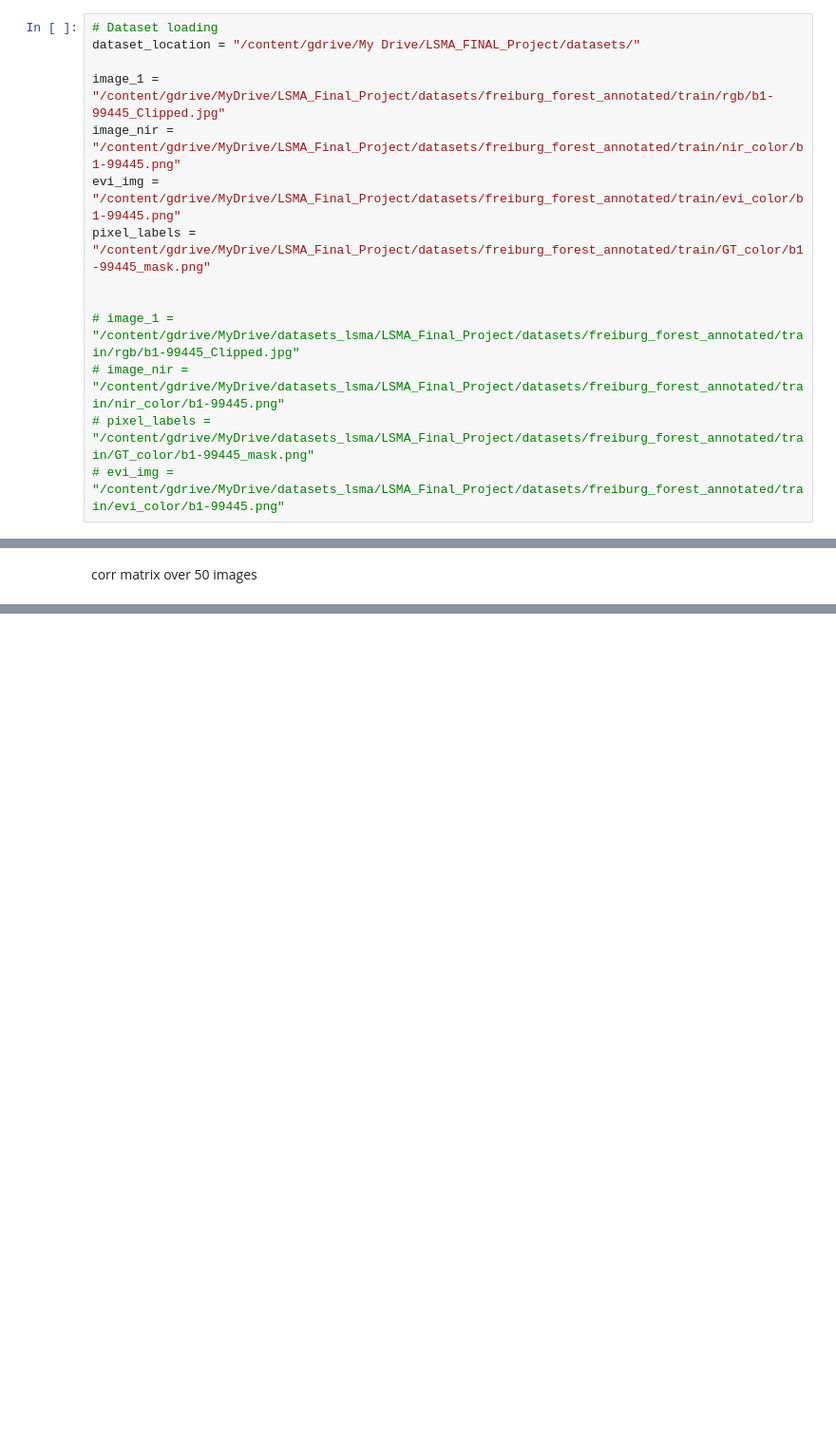
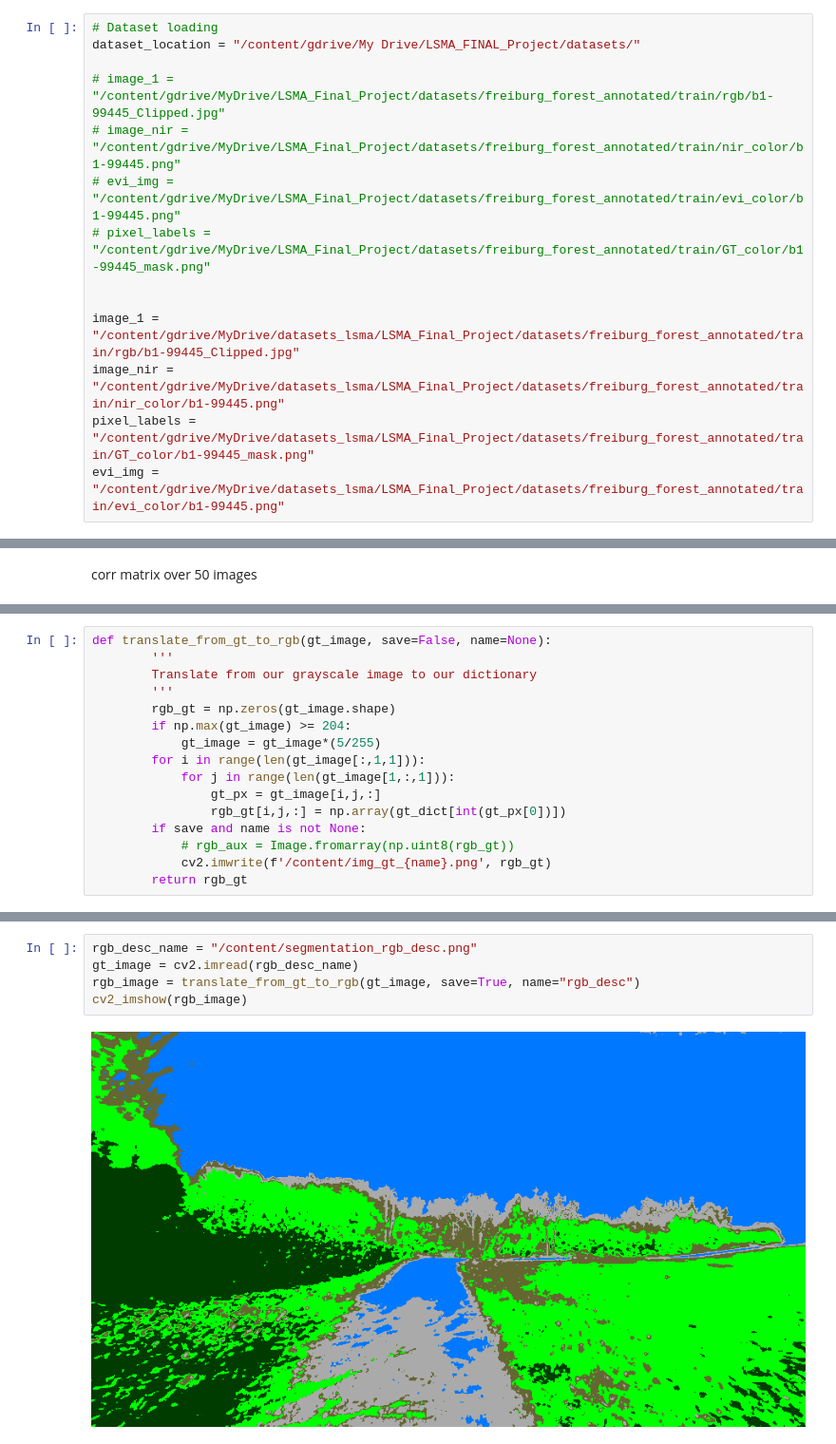
Before and after one commit to sergioesro/lsma-freigburg-forest-segmentation, a Jupyter notebook: LSMA_Final_Project.ipynb, the cells around one changed output, grey strips where cells are left out. Shown at 95% size. Drawn from its saved outputs; the diff is of its cells as text; blank space fills up the shorter version.

```diff
--- a/LSMA_Final_Project.ipynb
+++ b/LSMA_Final_Project.ipynb
@@ -13,16 +19,16 @@ import matplotlib.pyplot as plt
 # Dataset loading
 dataset_location = "/content/gdrive/My Drive/LSMA_FINAL_Project/datasets/"
 
-image_1 =  "/content/gdrive/MyDrive/LSMA_Final_Project/datasets/freiburg_forest_annotated/train/rgb/b1-99445_Clipped.jpg"
-image_nir = "/content/gdrive/MyDrive/LSMA_Final_Project/datasets/freiburg_forest_annotated/train/nir_color/b1-99445.png"
-evi_img = "/content/gdrive/MyDrive/LSMA_Final_Project/datasets/freiburg_forest_annotated/train/evi_color/b1-99445.png"
-pixel_labels = "/content/gdrive/MyDrive/LSMA_Final_Project/datasets/freiburg_forest_annotated/train/GT_color/b1-99445_mask.png"
+# image_1 =  "/content/gdrive/MyDrive/LSMA_Final_Project/datasets/freiburg_forest_annotated/train/rgb/b1-99445_Clipped.jpg"
+# image_nir = "/content/gdrive/MyDrive/LSMA_Final_Project/datasets/freiburg_forest_annotated/train/nir_color/b1-99445.png"
+# evi_img = "/content/gdrive/MyDrive/LSMA_Final_Project/datasets/freiburg_forest_annotated/train/evi_color/b1-99445.png"
+# pixel_labels = "/content/gdrive/MyDrive/LSMA_Final_Project/datasets/freiburg_forest_annotated/train/GT_color/b1-99445_mask.png"
 
 
-# image_1 =  "/content/gdrive/MyDrive/datasets_lsma/LSMA_Final_Project/datasets/freiburg_forest_annotated/train/rgb/b1-99445_Clipped.jpg"
-# image_nir = "/content/gdrive/MyDrive/datasets_lsma/LSMA_Final_Project/datasets/freiburg_forest_annotated/train/nir_color/b1-99445.png"
-# pixel_labels = "/content/gdrive/MyDrive/datasets_lsma/LSMA_Final_Project/datasets/freiburg_forest_annotated/train/GT_color/b1-99445_mask.png"
-# evi_img = "/content/gdrive/MyDrive/datasets_lsma/LSMA_Final_Project/datasets/freiburg_forest_annotated/train/evi_color/b1-99445.png"
+image_1 =  "/content/gdrive/MyDrive/datasets_lsma/LSMA_Final_Project/datasets/freiburg_forest_annotated/train/rgb/b1-99445_Clipped.jpg"
+image_nir = "/content/gdrive/MyDrive/datasets_lsma/LSMA_Final_Project/datasets/freiburg_forest_annotated/train/nir_color/b1-99445.png"
+pixel_labels = "/content/gdrive/MyDrive/datasets_lsma/LSMA_Final_Project/datasets/freiburg_forest_annotated/train/GT_color/b1-99445_mask.png"
+evi_img = "/content/gdrive/MyDrive/datasets_lsma/LSMA_Final_Project/datasets/freiburg_forest_annotated/train/evi_color/b1-99445.png"
 # %%
 im_rgb = cv2.imread(image_1)
 im_nir = cv2.imread(image_nir)
@@ -503,0 +624,16 @@ plt.show()
+# %%
+def translate_from_gt_to_rgb(gt_image, save=False, name=None):
+        '''
+        Translate from our grayscale image to our dictionary
+        '''
+        rgb_gt = np.zeros(gt_image.shape)
+        if np.max(gt_image) >= 204:
+            gt_image = gt_image*(5/255)
+        for i in range(len(gt_image[:,1,1])):
+            for j in range(len(gt_image[1,:,1])):
+                gt_px = gt_image[i,j,:]
+                rgb_gt[i,j,:] = np.array(gt_dict[int(gt_px[0])])
+        if save and name is not None:
+            # rgb_aux = Image.fromarray(np.uint8(rgb_gt))
+            cv2.imwrite(f'/content/img_gt_{name}.png', rgb_gt)
+        return rgb_gt
@@ -503,0 +697,7 @@ plt.show()
+# %%
+rgb_desc_name = "/content/segmentation_rgb_desc.png"
+gt_image = cv2.imread(rgb_desc_name)
+rgb_image = translate_from_gt_to_rgb(gt_image, save=True, name="rgb_desc")
+cv2_imshow(rgb_image)
+# %% [output]
+[figure, added]
```
Also changed, not shown: parts of 67 cells of this notebook, 11 other files.
